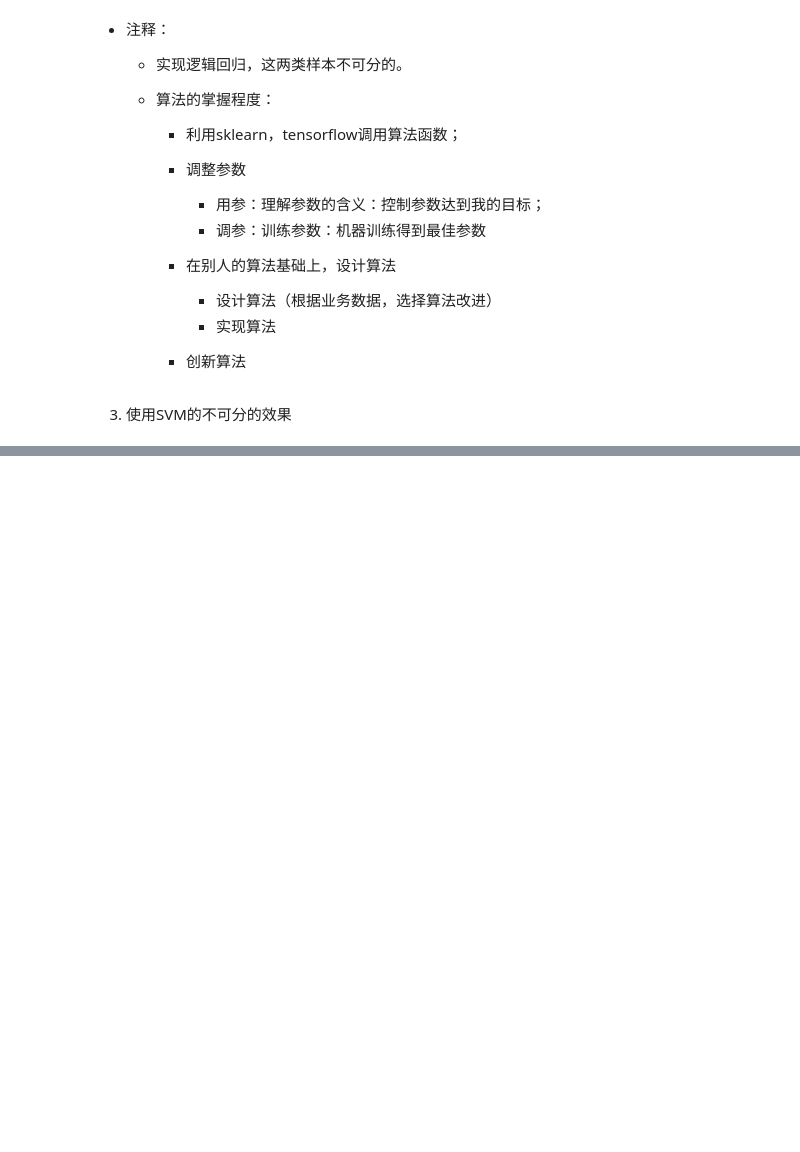
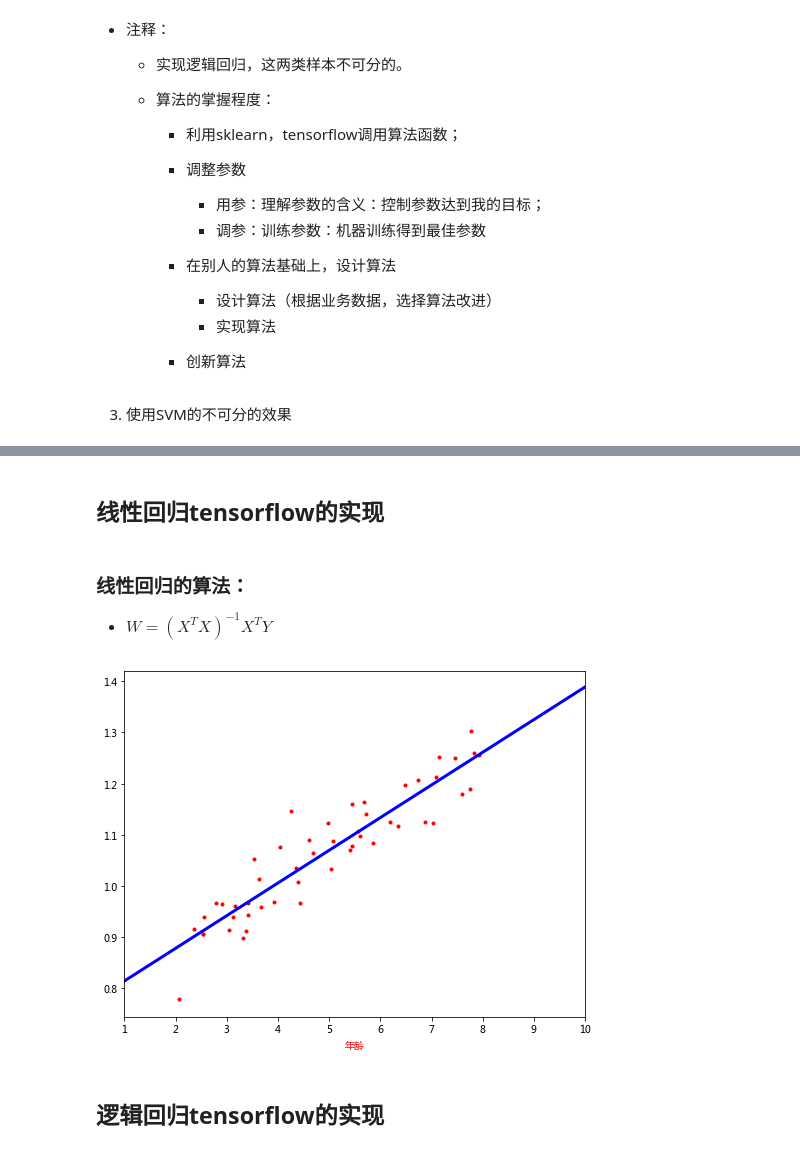
Before and after one commit to QiangAI/ClassCodes, a Jupyter notebook: day22/day22.ipynb, the cells around one changed output, grey strips where cells are left out. Drawn from its saved outputs; the diff is of its cells as text; code cells hidden in the pictures; blank space fills up the shorter version.

```diff
--- a/day22/day22.ipynb
+++ b/day22/day22.ipynb
@@ -125,0 +462,74 @@ array([-1., -1., -1., ..., -1., -1., -1.])
+# %% [markdown]
+## 线性回归tensorflow的实现
+# %% [markdown]
+### 线性回归的算法：
+
+- $ W = (X^T X)^{-1}X^T Y$
+# %%
+# 引入模块环境
+%matplotlib inline
+import matplotlib.pyplot as plt
+import numpy as np
+import tensorflow as tf
+
+# 1. 描述变量(值需要定义两个占位符X, Y)
+X = tf.placeholder(dtype=tf.float32, shape=[None, 2])   # 数据是一维，加上解决 1
+Y = tf.placeholder(dtype=tf.float32, shape=[None, 1])
+
+# 2. 描述线性回归(线性求解公式)
+S1 = tf.transpose(X)     # 转置
+S2 = tf.matmul(S1, X)    # 内积
+S3 = tf.matrix_inverse(S2)   # 逆矩阵
+S4 = tf.matmul(S3, S1)    # 内积
+W = tf.matmul(S4, Y)   # 内积
+
+
+# 3. 构造会话环境
+session = tf.Session()
+
+# 4. 初始化变量
+all_vars = tf.global_variables_initializer()
+session.run(all_vars)
+# 5. 执行操作，得到结果（训练的线性系数）
+# 加载数据(数据格式：特别注意)
+x_data = np.loadtxt('ex2x.dat')
+y_data = np.loadtxt('ex2y.dat')
+
+# 数据格式化
+x = np.zeros(shape=[x_data.shape[0], 2] , dtype=np.float32)
+x[:, 0] = x_data
+x[:, 1] = 1
+
+y = y_data.reshape([y_data.shape[0], 1])
+
+w = session.run(
+    W,
+    feed_dict={
+        X: x,
+        Y: y
+    }
+)
+
+# 6. 可视化分类效果（使用训练集看效果）
+figure = plt.figure('Tensorflow实现', figsize=(8, 6))
+ax = figure. add_axes([0.1, 0.1, 0.8, 0.8])
+
+# 可视化样本点
+ax.scatter(x_data, y_data, s=3**2, color='#FF0000' )
+ax.set_xlim(1, 10)
+ax.set_xticks([1,2,3,4,5,6,7,8,9,10])
+ax.set_xlabel('年龄',color=(1,0,0,1))
+
+# 可视化预测直线
+line_space = np.linspace(1,10, 100)
+line_x = np.zeros(shape=[100, 2] , dtype=np.float32)
+line_x[:, 0]=line_space
+line_x[:,  1] =1
+line_y = np.matmul(line_x, w)
+ax.plot(line_space, line_y, color='#0000FF', linewidth=3)
+
+plt.show()
+# %% [output]
+[figure, added]
+# %% [markdown]
+## 逻辑回归tensorflow的实现
```
Also changed, not shown: parts of 40 cells of this notebook.
